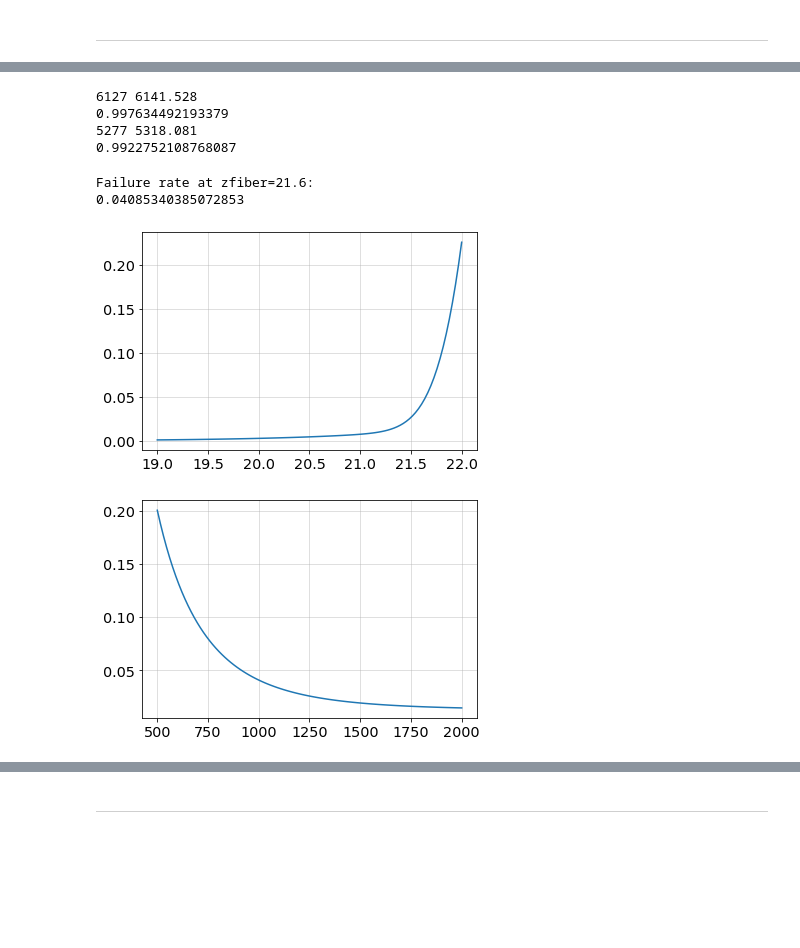
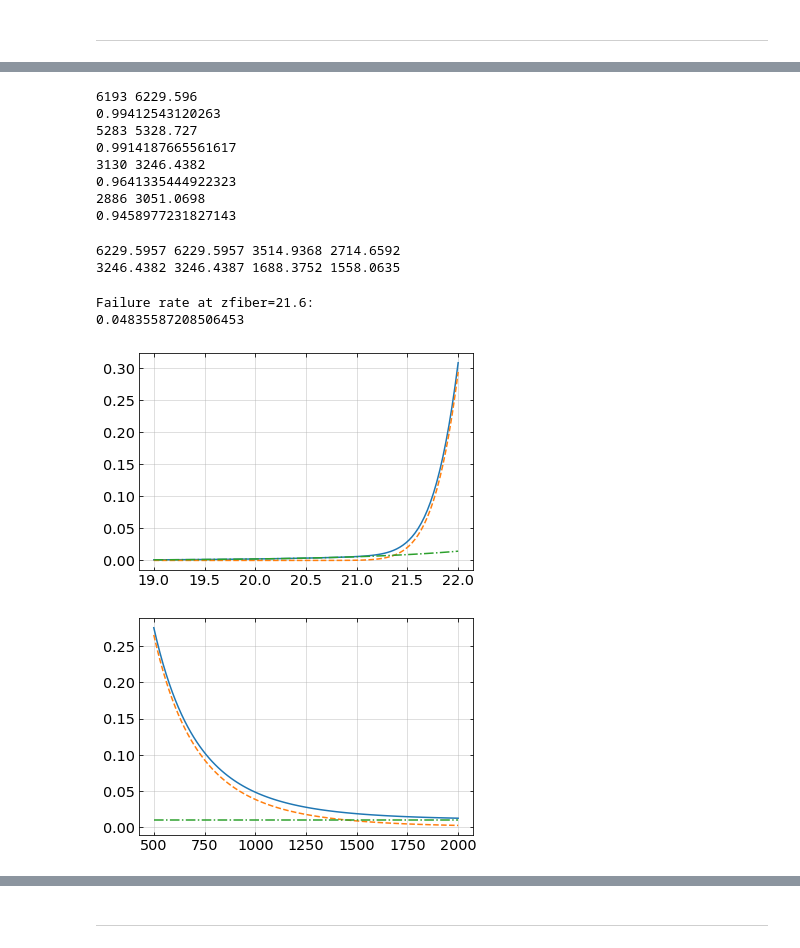
Before and after one commit to rongpu/desi-targets, a Jupyter notebook: lrg_paper/predicting_redshifts_failure_rates.ipynb, the cells around one changed output, grey strips where cells are left out. Cells and saved outputs as stored; diff of their text form; code cells hidden in the pictures; blank space fills up the shorter version.

```diff
--- a/lrg_paper/predicting_redshifts_failure_rates.ipynb
+++ b/lrg_paper/predicting_redshifts_failure_rates.ipynb
@@ -244,0 +315,5 @@ cat = cat[mask]
+# %%
+# Remove objects classified as QSOs
+mask = cat['SPECTYPE']!='QSO'
+print('Remove objects classified as QSOs', np.sum(mask), np.sum(~mask), np.sum(~mask)/len(mask))
+cat = cat[mask]
@@ -328,0 +354,4 @@ print(wrapper(params))
+# %%
+sn = cat['FIBERFLUX_Z_EC']*np.sqrt(cat['EFFTIME_LRG'])
+print(np.median(sn))
+plt.hist(sn, 100);
@@ -329,38 +416,77 @@ print(wrapper(params))
+# %%
+coeffs = [-0.0911, 3.34, 0.0228]
+# %%
+def failure_rate_sn_term(flux, efftime, a0, a1, a2):
+    sn = flux * np.sqrt(efftime)
+    return np.clip(np.exp(a0*sn+a1), 0, 1)
+
+def failure_rate_flux_term(flux, efftime, a0, a1, a2):
+    return np.clip(a2/flux, 0, 1)
 # %%
-cat['success_prob'] = 1-failure_rate(cat['FIBERFLUX_Z_EC'], cat['EFFTIME_LRG'], *params)
+fail_prob = failure_rate(cat['FIBERFLUX_Z_EC'], cat['EFFTIME_LRG'], *coeffs)
+fail_prob_sn_term = failure_rate_sn_term(cat['FIBERFLUX_Z_EC'], cat['EFFTIME_LRG'], *coeffs)
+fail_prob_flux_term = failure_rate_flux_term(cat['FIBERFLUX_Z_EC'], cat['EFFTIME_LRG'], *coeffs)
+
+cat['success_prob'] = 1-fail_prob
 print(np.sum(~cat['q']), np.sum(1-cat['success_prob']))
 print(np.sum(~cat['q'])/np.sum(1-cat['success_prob']))
 
 mask = cat['main_lrg'].copy()
 print(np.sum(~cat['q'][mask]), np.sum(1-cat['success_prob'][mask]))
 print(np.sum(~cat['q'][mask])/np.sum(1-cat['success_prob'][mask]))
+
+mask = cat['main_survey'].copy()
+print(np.sum(~cat['q'][mask]), np.sum(1-cat['success_prob'][mask]))
+print(np.sum(~cat['q'][mask])/np.sum(1-cat['success_prob'][mask]))
+
+mask = cat['main_survey'].copy()
+mask &= cat['EFFTIME_LRG']>800
+print(np.sum(~cat['q'][mask]), np.sum(1-cat['success_prob'][mask]))
+print(np.sum(~cat['q'][mask])/np.sum(1-cat['success_prob'][mask]))
 # %% [output]
-6127 6141.528
-0.997634492193379
-5277 5318.081
-0.9922752108768087
+6193 6229.596
+0.99412543120263
+5283 5328.727
+0.9914187665561617
+3130 3246.4382
+0.9641335444922323
+2886 3051.0698
+0.9458977231827143
+# %%
+print(np.sum(fail_prob), np.sum(fail_prob_sn_term)+np.sum(fail_prob_flux_term), np.sum(fail_prob_sn_term), np.sum(fail_prob_flux_term))
+
+mask = cat['main_survey'].copy()
+print(np.sum(fail_prob[mask]), np.sum(fail_prob_sn_term[mask])+np.sum(fail_prob_flux_term[mask]),
+      np.sum(fail_prob_sn_term[mask]), np.sum(fail_prob_flux_term[mask]))
+# %% [output]
+6229.5957 6229.5957 3514.9368 2714.6592
+3246.4382 3246.4387 1688.3752 1558.0635
 # %%
 zfiber = 21.6
 flux = 10**(-0.4*(zfiber-22.5))
 efftime = 1000.
 print('Failure rate at zfiber=21.6:')
-print(failure_rate(flux, efftime, *params))
+print(failure_rate(flux, efftime, *coeffs))
 
 zfiber = np.linspace(19, 22, 100)
 flux = 10**(-0.4*(zfiber-22.5))
 efftime = np.full(len(zfiber), 1000.)
-plt.plot(zfiber, failure_rate(flux, efftime, *params))
+plt.plot(zfiber, failure_rate(flux, efftime, *coeffs))
+plt.plot(zfiber, failure_rate_sn_term(flux, efftime, *coeffs), '--')
+plt.plot(zfiber, failure_rate_flux_term(flux, efftime, *coeffs), '-.')
 plt.grid(alpha=0.5)
 plt.show()
 
 efftime = np.linspace(500, 2000, 100)
 zfiber = np.full(len(efftime), 21.6)
 flux = 10**(-0.4*(zfiber-22.5))
-plt.plot(efftime, failure_rate(flux, efftime, *params))
+plt.plot(efftime, failure_rate(flux, efftime, *coeffs))
+plt.plot(efftime, failure_rate_sn_term(flux, efftime, *coeffs), '--')
+plt.plot(efftime, failure_rate_flux_term(flux, efftime, *coeffs), '-.')
 plt.grid(alpha=0.5)
 plt.show()
 # %% [output]
 Failure rate at zfiber=21.6:
-0.04085340385072853
+0.04835587208506453
-[figure, old version]
+[figure, new version]
-[figure, old version]
+[figure, new version]
```
Also changed, not shown: parts of 29 cells of this notebook, 49 other files.
